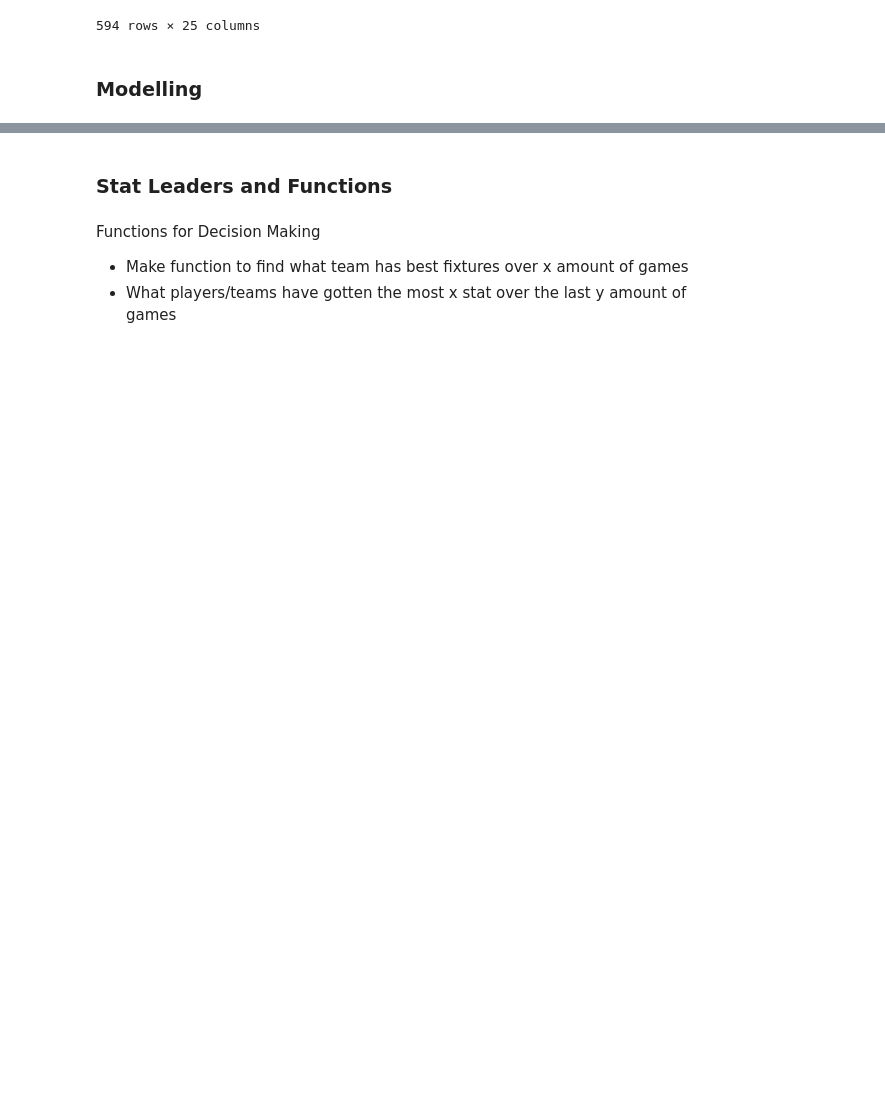
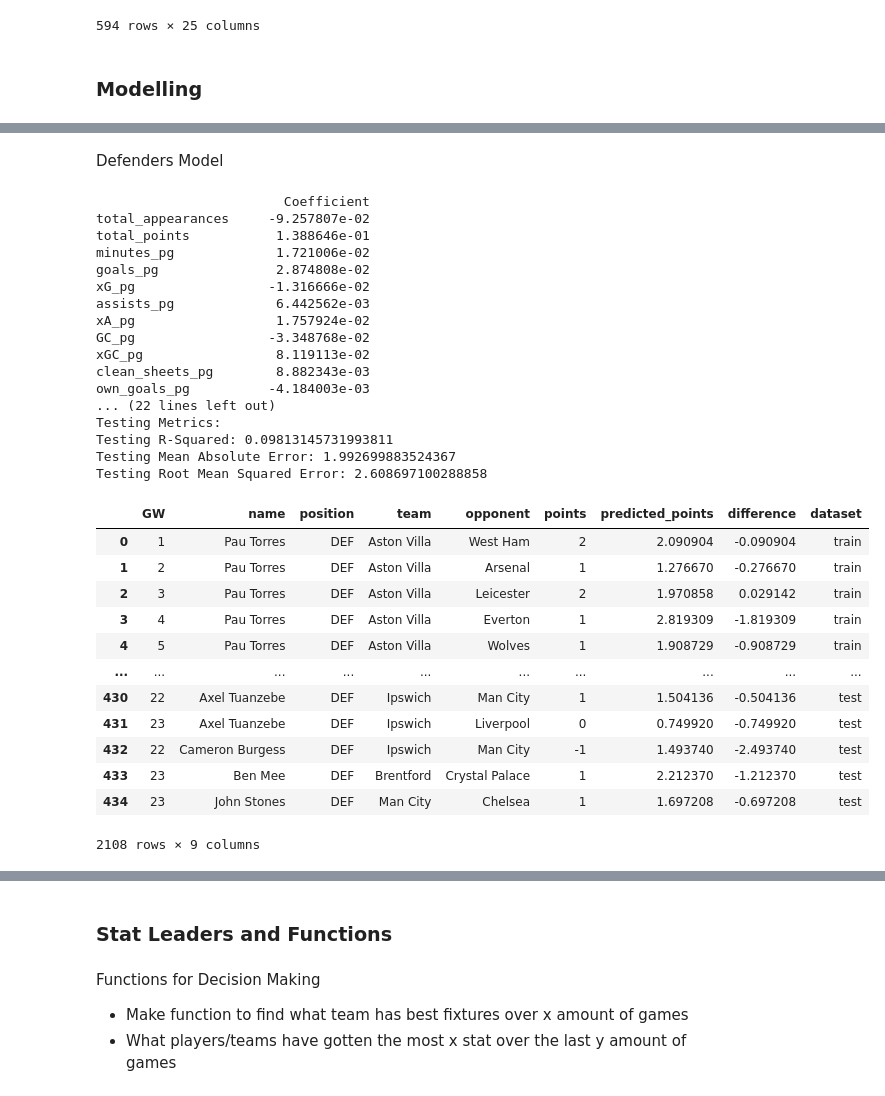
Before and after one commit to mattfurey1/fpl_points_predictor, a Jupyter notebook: project.ipynb, the cells around one changed output, grey strips where cells are left out. Cells and saved outputs as stored; diff of their text form; code cells hidden in the pictures; blank space fills up the shorter version.

```diff
--- a/project.ipynb
+++ b/project.ipynb
@@ -663,0 +693,36 @@ y_pred_test_fwd = linear_regression.predict(X_test_scaled_fwd)
+# %% [markdown]
+Defenders Model
+# %%
+def_model_df = linear_regression_modelling(df_def_train, df_def_test)
+def_model_df
+# %% [output]
+                        Coefficient
+total_appearances     -9.257807e-02
+total_points           1.388646e-01
+minutes_pg             1.721006e-02
+goals_pg               2.874808e-02
+xG_pg                 -1.316666e-02
+assists_pg             6.442562e-03
+xA_pg                  1.757924e-02
+GC_pg                 -3.348768e-02
+xGC_pg                 8.119113e-02
+clean_sheets_pg        8.882343e-03
+own_goals_pg          -4.184003e-03
+... (22 lines left out)
+Testing Metrics:
+Testing R-Squared: 0.09813145731993811
+Testing Mean Absolute Error: 1.992699883524367
+Testing Root Mean Squared Error: 2.608697100288858
+|  | GW | name | position | team | opponent | points | predicted_points | difference | dataset |
+| 0 | 1 | Pau Torres | DEF | Aston Villa | West Ham | 2 | 2.090904 | -0.090904 | train |
+| 1 | 2 | Pau Torres | DEF | Aston Villa | Arsenal | 1 | 1.276670 | -0.276670 | train |
+| 2 | 3 | Pau Torres | DEF | Aston Villa | Leicester | 2 | 1.970858 | 0.029142 | train |
+| 3 | 4 | Pau Torres | DEF | Aston Villa | Everton | 1 | 2.819309 | -1.819309 | train |
+| 4 | 5 | Pau Torres | DEF | Aston Villa | Wolves | 1 | 1.908729 | -0.908729 | train |
+| ... | ... | ... | ... | ... | ... | ... | ... | ... | ... |
+| 430 | 22 | Axel Tuanzebe | DEF | Ipswich | Man City | 1 | 1.504136 | -0.504136 | test |
+| 431 | 23 | Axel Tuanzebe | DEF | Ipswich | Liverpool | 0 | 0.749920 | -0.749920 | test |
+| 432 | 22 | Cameron Burgess | DEF | Ipswich | Man City | -1 | 1.493740 | -2.493740 | test |
+| 433 | 23 | Ben Mee | DEF | Brentford | Crystal Palace | 1 | 2.212370 | -1.212370 | test |
+| 434 | 23 | John Stones | DEF | Man City | Chelsea | 1 | 1.697208 | -0.697208 | test |
+2108 rows × 9 columns
```
Also changed, not shown: parts of 29 cells of this notebook.
